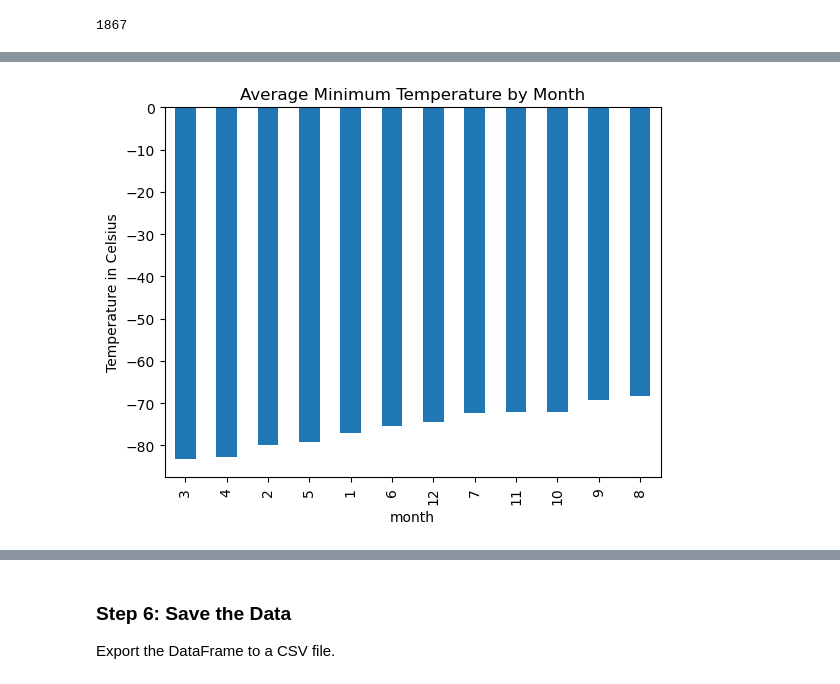
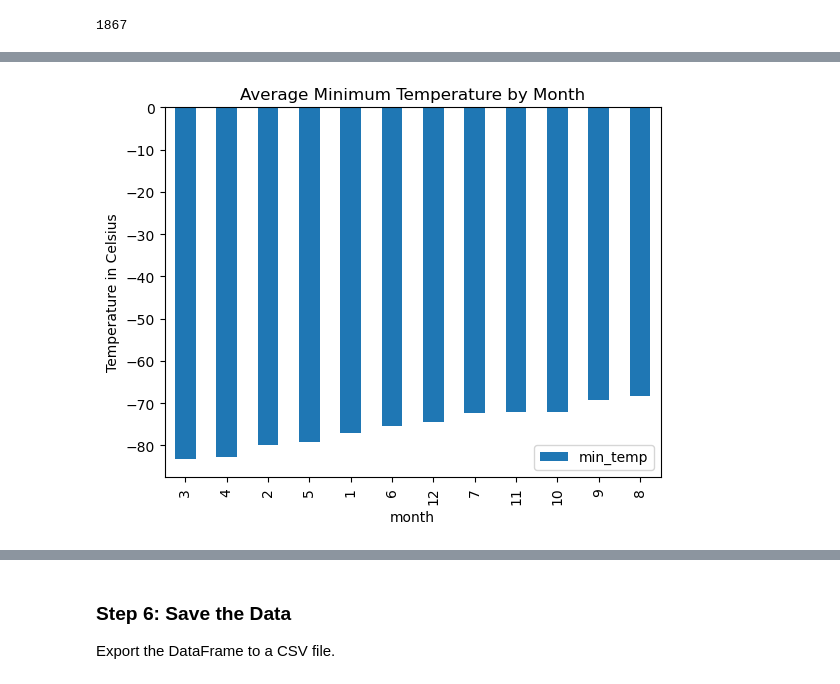
Before and after one commit to pdkeller/html-challenge, a Jupyter notebook: part_2_mars_weather.ipynb, the cells around one changed output, grey strips where cells are left out. Cells and saved outputs as stored; diff of their text form; code cells hidden in the pictures.

```diff
--- a/part_2_mars_weather.ipynb
+++ b/part_2_mars_weather.ipynb
@@ -174,6 +156,6 @@ mars_df['sol'].count()
 1867
 # %%
 # 3. What is the average minimum temperature by month?
-min_temp_by_month = mars_df.groupby(['month'])['min_temp'].mean()
+min_temp_by_month = mars_df.groupby(['month'])['min_temp'].mean().reset_index()
 min_temp_by_month
 # %% [output]
@@ -204,12 +185,13 @@ plt.show()
 # %%
 # Identify the coldest and hottest months in Curiosity's location by sorting the previous graph
-plt.bar(mars_df['month'], sorted(min_temp_by_month), color = 'blue')
+sorted_min_temp_by_month = min_temp_by_month.sort_values(by = ['min_temp']).reset_index()
+sorted_min_temp_by_month.plot(x = 'month', y = 'min_temp', kind = 'bar')
 plt.xlabel('month')
 plt.ylabel('Temperature in Celsius')
 plt.title('Average Minimum Temperature by Month')
 plt.xticks(rotation = 90)
 plt.show()
 # %% [output]
-[figure, old version]
+[figure, new version]
 # %%
 # 4. What is the average pressure by month?
```
Also changed, not shown: parts of 14 cells of this notebook, 2 other files.
